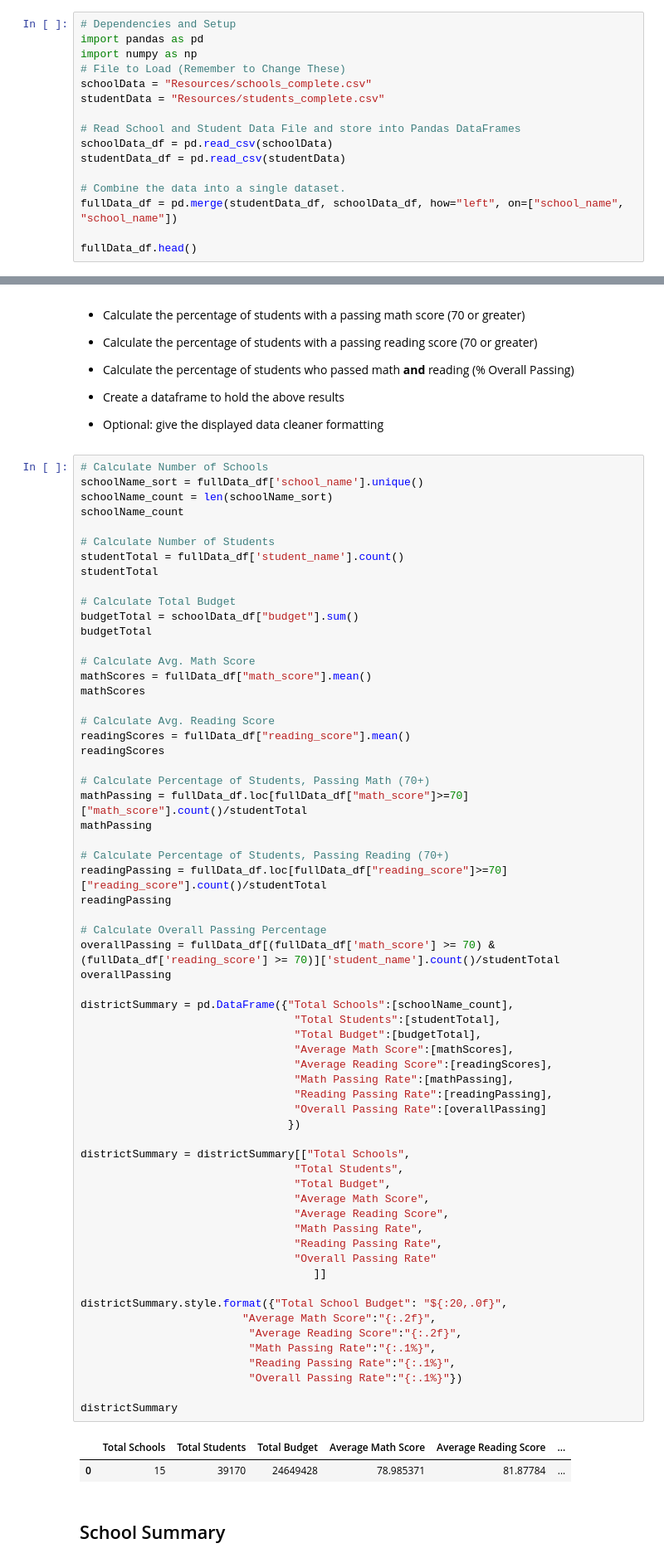
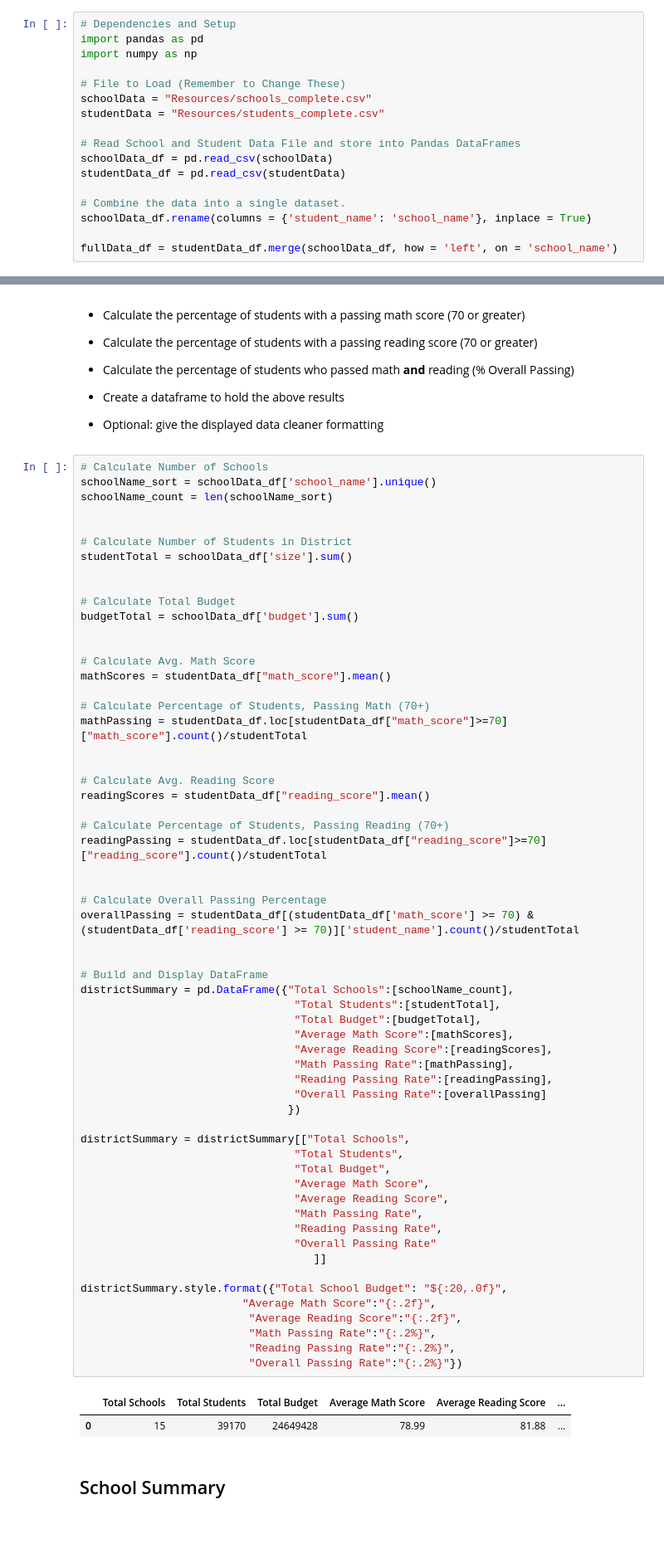
Before and after one commit to DownOnTheFarm/PyCitySchools, a Jupyter notebook: Instructions/PyCitySchools/PyCitySchools_starter.ipynb, the cells around one changed output, grey strips where cells are left out. Shown at 83% size. Cells and saved outputs as stored; diff of their text form; blank space fills up the shorter version.

```diff
--- a/Instructions/PyCitySchools/PyCitySchools_starter.ipynb
+++ b/Instructions/PyCitySchools/PyCitySchools_starter.ipynb
@@ -5,6 +5,7 @@
 # Dependencies and Setup
 import pandas as pd
 import numpy as np
+
 # File to Load (Remember to Change These)
 schoolData = "Resources/schools_complete.csv"
 studentData = "Resources/students_complete.csv"
@@ -14,6 +15,6 @@ schoolData_df = pd.read_csv(schoolData)
 studentData_df = pd.read_csv(studentData)
 
 # Combine the data into a single dataset.
-fullData_df = pd.merge(studentData_df, schoolData_df, how="left", on=["school_name", "school_name"])
+schoolData_df.rename(columns = {'student_name': 'school_name'}, inplace = True)
 
-fullData_df.head()
+fullData_df = studentData_df.merge(schoolData_df, how = 'left', on = 'school_name')
@@ -48,69 +42,66 @@ fullData_df.head()
 * Optional: give the displayed data cleaner formatting
 # %%
 # Calculate Number of Schools
-schoolName_sort = fullData_df['school_name'].unique()
+schoolName_sort = schoolData_df['school_name'].unique()
 schoolName_count = len(schoolName_sort)
-schoolName_count
 
-# Calculate Number of Students
-studentTotal = fullData_df['student_name'].count()
-studentTotal
+
+# Calculate Number of Students in District
+studentTotal = schoolData_df['size'].sum()
+
 
 # Calculate Total Budget
-budgetTotal = schoolData_df["budget"].sum()
-budgetTotal
+budgetTotal = schoolData_df['budget'].sum()
+
 
 # Calculate Avg. Math Score
-mathScores = fullData_df["math_score"].mean()
-mathScores
+mathScores = studentData_df["math_score"].mean()
+
+# Calculate Percentage of Students, Passing Math (70+)
+mathPassing = studentData_df.loc[studentData_df["math_score"]>=70]["math_score"].count()/studentTotal
+
 
 # Calculate Avg. Reading Score
-readingScores = fullData_df["reading_score"].mean()
-readingScores
-
-# Calculate Percentage of Students, Passing Math (70+)
-mathPassing = fullData_df.loc[fullData_df["math_score"]>=70]["math_score"].count()/studentTotal
-mathPassing
+readingScores = studentData_df["reading_score"].mean()
 
 # Calculate Percentage of Students, Passing Reading (70+)
-readingPassing = fullData_df.loc[fullData_df["reading_score"]>=70]["reading_score"].count()/studentTotal
-readingPassing
+readingPassing = studentData_df.loc[studentData_df["reading_score"]>=70]["reading_score"].count()/studentTotal
+
 
 # Calculate Overall Passing Percentage
-overallPassing = fullData_df[(fullData_df['math_score'] >= 70) & (fullData_df['reading_score'] >= 70)]['student_name'].count()/studentTotal
-overallPassing
+overallPassing = studentData_df[(studentData_df['math_score'] >= 70) & (studentData_df['reading_score'] >= 70)]['student_name'].count()/studentTotal
 
+
+# Build and Display DataFrame
 districtSummary = pd.DataFrame({"Total Schools":[schoolName_count],
                                  "Total Students":[studentTotal],
                                  "Total Budget":[budgetTotal],
                                  "Average Math Score":[mathScores],
                                  "Average Reading Score":[readingScores],
                                  "Math Passing Rate":[mathPassing],
                                  "Reading Passing Rate":[readingPassing],
                                  "Overall Passing Rate":[overallPassing]
                                 })
 
 districtSummary = districtSummary[["Total Schools",
                                  "Total Students",
                                  "Total Budget",
                                  "Average Math Score",
                                  "Average Reading Score",
                                  "Math Passing Rate",
                                  "Reading Passing Rate",
                                  "Overall Passing Rate"
                                     ]]
 
 districtSummary.style.format({"Total School Budget": "${:20,.0f}",
                          "Average Math Score":"{:.2f}",
                           "Average Reading Score":"{:.2f}",
-                          "Math Passing Rate":"{:.1%}",
-                          "Reading Passing Rate":"{:.1%}",
-                          "Overall Passing Rate":"{:.1%}"})
-
-districtSummary
+                          "Math Passing Rate":"{:.2%}",
+                          "Reading Passing Rate":"{:.2%}",
+                          "Overall Passing Rate":"{:.2%}"})
 # %% [output]
 |  | Total Schools | Total Students | Total Budget | Average Math Score | Average Reading Score | ... |
-| 0 | 15 | 39170 | 24649428 | 78.985371 | 81.87784 | ... |
+| 0 | 15 | 39170 | 24649428 | 78.99 | 81.88 | ... |
 # %% [markdown]
 ## School Summary
 # %% [markdown]
```
Also changed, not shown: parts of 16 cells of this notebook, 1 other file.
